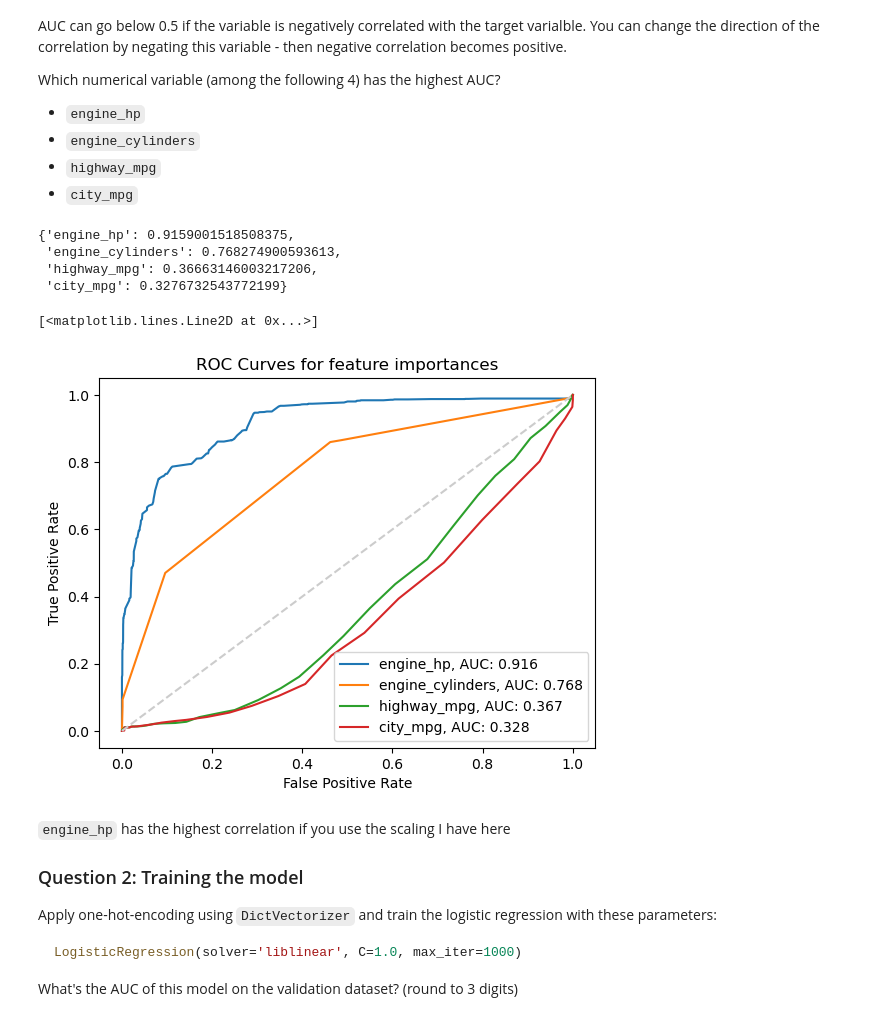
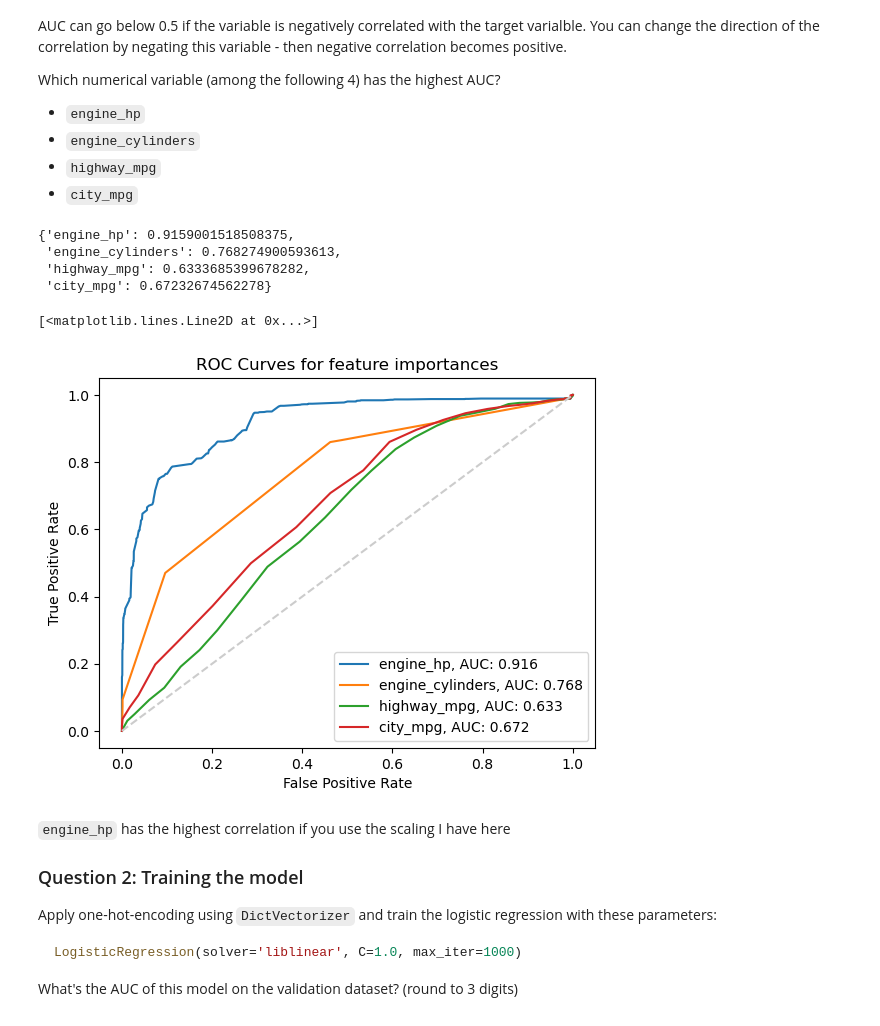
Before and after one commit to mleiwe/machine-learning-zoomcamp, a Jupyter notebook: 04-evaluation/Ch4_Homework.ipynb, the cells around one changed output. Drawn from its saved outputs; the diff is of its cells as text; code cells hidden in the pictures.

```diff
--- a/04-evaluation/Ch4_Homework.ipynb
+++ b/04-evaluation/Ch4_Homework.ipynb
@@ -96,38 +96,38 @@ from sklearn.metrics import roc_curve
 #MinMaxScaler
 scaler = MinMaxScaler()
 x_scaled = scaler.fit_transform(X_train[Cols])
 df_Scaled = pd.DataFrame(x_scaled,columns=Cols)
 
 #Initial run showed that highway and city mpg are negatively correlated so flip them
-#df_Scaled['highway_mpg'] = -df_Scaled['highway_mpg']
-#df_Scaled['city_mpg'] = -df_Scaled['city_mpg']
+df_Scaled['highway_mpg'] = -df_Scaled['highway_mpg']
+df_Scaled['city_mpg'] = -df_Scaled['city_mpg']
 
 #Now calculate the ROC AUC
 ResultDict = {}
 for col in Cols:
     auc = roc_auc_score(y_train, df_Scaled[col])
     ResultDict[col] = roc_auc_score(y_train, df_Scaled[col])
     labn = col + ", AUC: " + str(round(auc,3))
     fpr, tpr, thresh = roc_curve(y_train, df_Scaled[col])
     plt.plot(fpr,tpr, label=labn)
 
 display(ResultDict)
 
 # Now plot the ROCs for a demo
 plt.title("ROC Curves for feature importances")
 plt.xlabel('False Positive Rate')
 plt.ylabel('True Positive Rate')
 plt.legend(loc='lower right')
 
 Midline=np.arange(0,1.01,0.01)
 plt.plot(Midline,Midline,'--', color=[0.8,0.8,0.8])
 # %% [output]
 {'engine_hp': 0.9159001518508375,
  'engine_cylinders': 0.768274900593613,
- 'highway_mpg': 0.36663146003217206,
- 'city_mpg': 0.3276732543772199}
+ 'highway_mpg': 0.6333685399678282,
+ 'city_mpg': 0.67232674562278}
 [<matplotlib.lines.Line2D at 0x...>]
-[figure, old version]
+[figure, new version]
 # %% [markdown]
 `engine_hp` has the highest correlation if you use the scaling I have here
 
```
Also changed, not shown: parts of 1 cell of this notebook.
